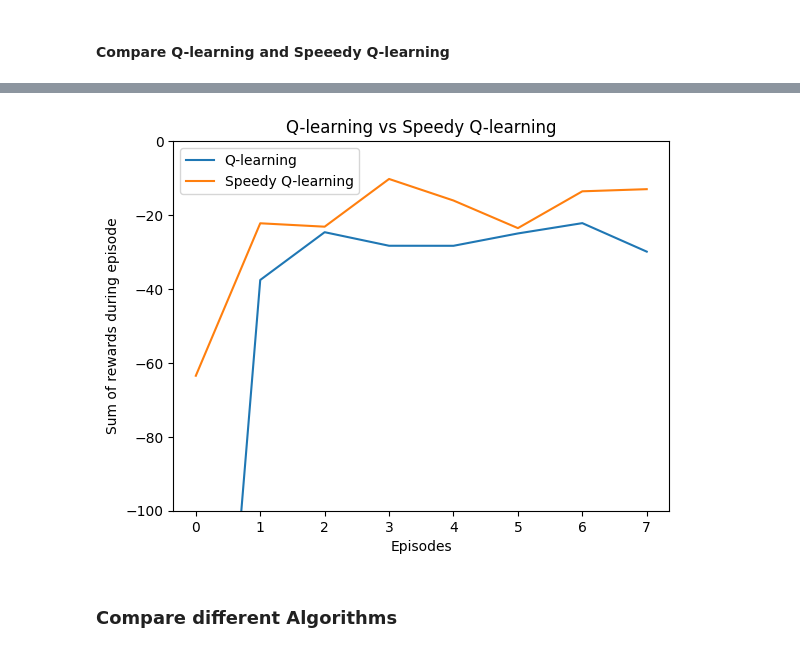
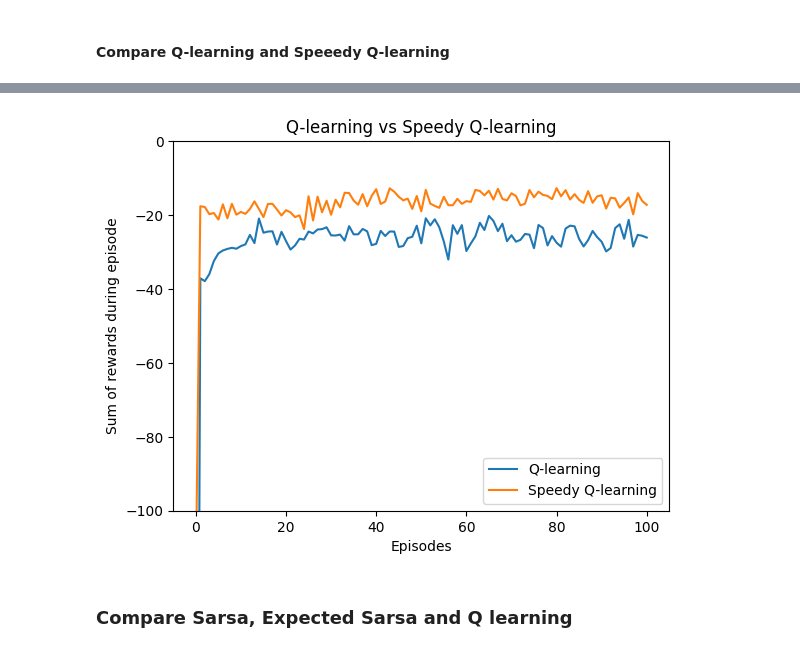
Before and after one commit to NicolaMaestri00/Reinforcement-Learning, a Jupyter notebook: Assignment_4.ipynb, the cells around one changed output, grey strips where cells are left out. Drawn from its saved outputs; the diff is of its cells as text; code cells hidden in the pictures.

```diff
--- a/Assignment_4.ipynb
+++ b/Assignment_4.ipynb
@@ -336,7 +335,7 @@ def generate_episode_following_eps_greedy_policy(Q=None, S_0=(3,0), epsilon=0.1)
     return episode, reward
 
 
-def compare_q_and_speedy_q(step_size=0.1, gamma=1.0, epsilon = 0.1, n_iter=100):
+def compare_q_and_speedy_q(step_size=0.1, gamma=1.0, epsilon = 0.1, n_iter=100, granularity=10):
     # Initialize Q(s,a)
     Q = np.ones((4,12,4))*-3
     Q[3,11] = 0
@@ -405,46 +404,52 @@ def compare_q_and_speedy_q(step_size=0.1, gamma=1.0, epsilon = 0.1, n_iter=100):
                     Q1[S][A] = Q1[S][A] + alpha*(B0 - Q1[S][A]) + (1-alpha)*(B1 - B0)
 
         # Reward sampling
-        if (k %20 == 0 and k < 100) or (k % 200 == 0 and k < 1000) or (k % 1000 == 0 and k < 10000) or (k % 10000 == 0 and k < 100000):
-            S_0 = (np.random.randint(4), np.random.randint(12))
-            while S_0[0]==3 and 1<=S_0[1]:
-                S_0 = (np.random.randint(4), np.random.randint(12))
-            _, reward = generate_episode_following_eps_greedy_policy(Q, S_0, epsilon=epsilon)
-            q_rewards.append(reward)
-            _, reward = generate_episode_following_eps_greedy_policy(Q1, S_0, epsilon=epsilon)
-            speedy_q_rewards.append(reward)
+        if (k % granularity == 0 and k < 10*granularity) or (k % 10*granularity == 0 and k < 100*granularity) or (k % 100*granularity == 0 and k < 1000*granularity) or (k % 1000*granularity == 0 and k < 10000*granularity):
+            partial_q_rewards = []
+            partial_speedy_q_rewards = []
+            for s_x in range(4):
+                for s_y in range(12):
+                    S_0 = (s_x, s_y)
+                    if S_0[0]==3 and 1<=S_0[1]:
+                        continue
+                    _, reward = generate_episode_following_eps_greedy_policy(Q, S_0, epsilon=epsilon)
+                    partial_q_rewards.append(reward)
+                    _, reward = generate_episode_following_eps_greedy_policy(Q1, S_0, epsilon=epsilon)
+                    partial_speedy_q_rewards.append(reward)
+            q_rewards.append(np.mean(partial_q_rewards))
+            speedy_q_rewards.append(np.mean(partial_speedy_q_rewards))
 
     return q_rewards, speedy_q_rewards
 # %%
 # # Grid world with cliff                         4x12 Matrix
 grid_world = np.zeros((4,12))
 grid_world[3,11] = 2            # goal
 grid_world[3,1:11] = 1          # cliff
 
 q_learning_rewards = []
 speedy_q_learning_rewards = []
 step_size = 0.1
 gamma = 1.0
 epsilon = 0.1
-n_episodes = 601
+n_episodes = 1001
 
-for _ in range(100):
+for _ in range(10):
     ql_rewards, speedy_rewards = compare_q_and_speedy_q(step_size=step_size, gamma=gamma, epsilon=epsilon, n_iter=n_episodes)
     q_learning_rewards.append(ql_rewards)
     speedy_q_learning_rewards.append(speedy_rewards)
 
 plt.plot(np.mean(q_learning_rewards, axis=0), label="Q-learning")
 plt.plot(np.mean(speedy_q_learning_rewards, axis=0), label="Speedy Q-learning")
 plt.xlabel("Episodes")
 plt.ylabel("Sum of rewards during episode")
 plt.title("Q-learning vs Speedy Q-learning")
 plt.legend()
 plt.ylim(-100, 0)
 plt.show()
 # %% [output]
-[figure, old version]
+[figure, new version]
-# %% [markdown]
-### Compare different Algorithms
+# %% [markdown]
+### Compare Sarsa, Expected Sarsa and Q learning
 # %%
 def next_epsilon_greedy_action(Q=None, S=(0,0), epsilon=0.5):
     if np.random.rand() < epsilon: return np.random.randint(4)
```
Also changed, not shown: parts of 7 cells of this notebook, 2 other files.
